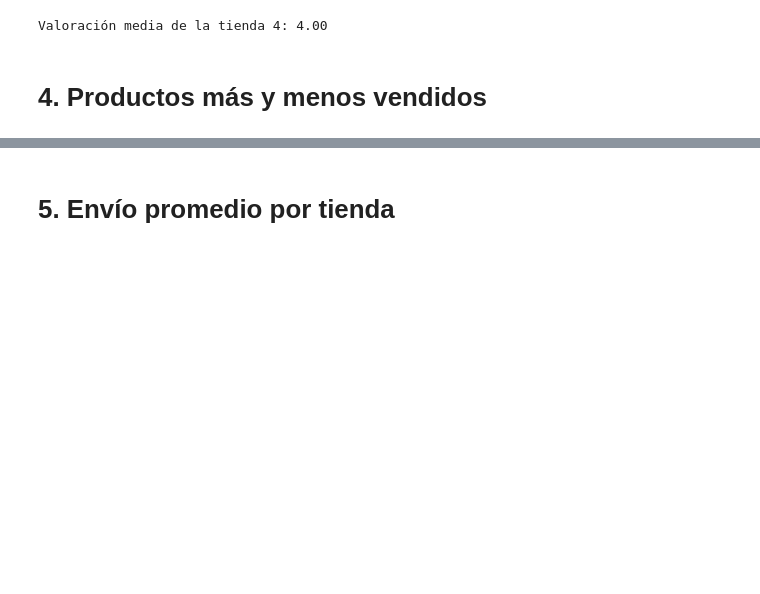
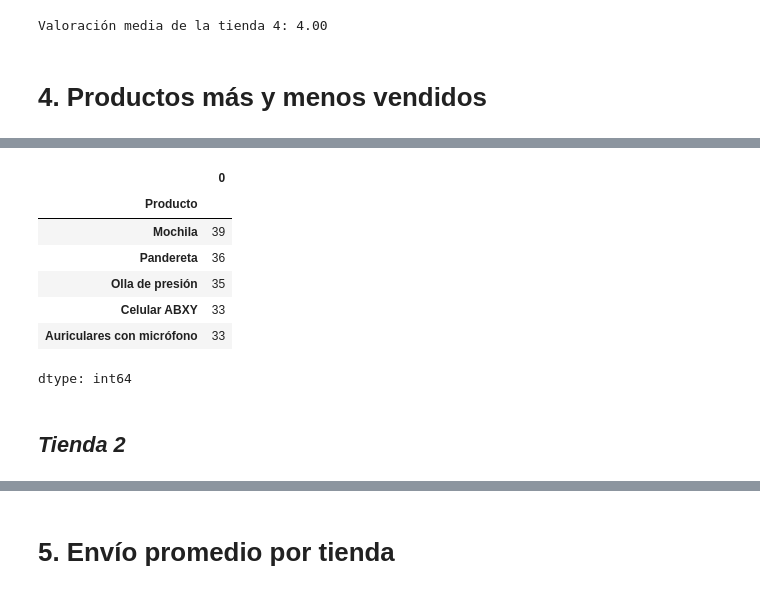
Before and after one commit to MiguelVR9/challenge-python-DS-alura, a Jupyter notebook: AluraStoreLatam.ipynb, the cells around one changed output, grey strips where cells are left out. Saved outputs shown, nothing was run; the diff lists cells and outputs as text; code cells hidden in the pictures; blank space fills up the shorter version.

```diff
--- a/AluraStoreLatam.ipynb
+++ b/AluraStoreLatam.ipynb
@@ -210,0 +228,14 @@ Valoración media de la tienda 4: 4.00
+# %%
+#Top 5 productos menos vendidos
+ventas_productos_t1.tail(5)
+# %% [output]
+|  | 0 |
+| Producto |  |
+| Mochila | 39 |
+| Pandereta | 36 |
+| Olla de presión | 35 |
+| Celular ABXY | 33 |
+| Auriculares con micrófono | 33 |
+dtype: int64
+# %% [markdown]
+## *Tienda 2*
```
Also changed, not shown: parts of 14 cells of this notebook.
